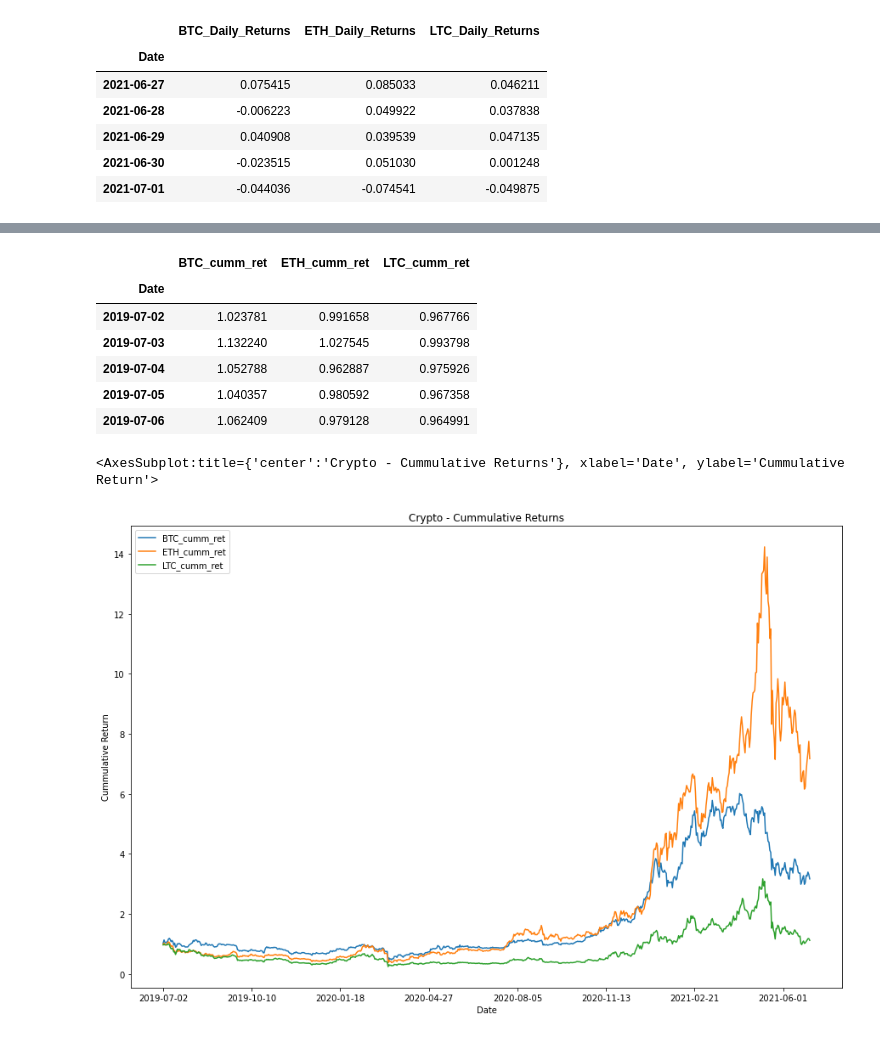
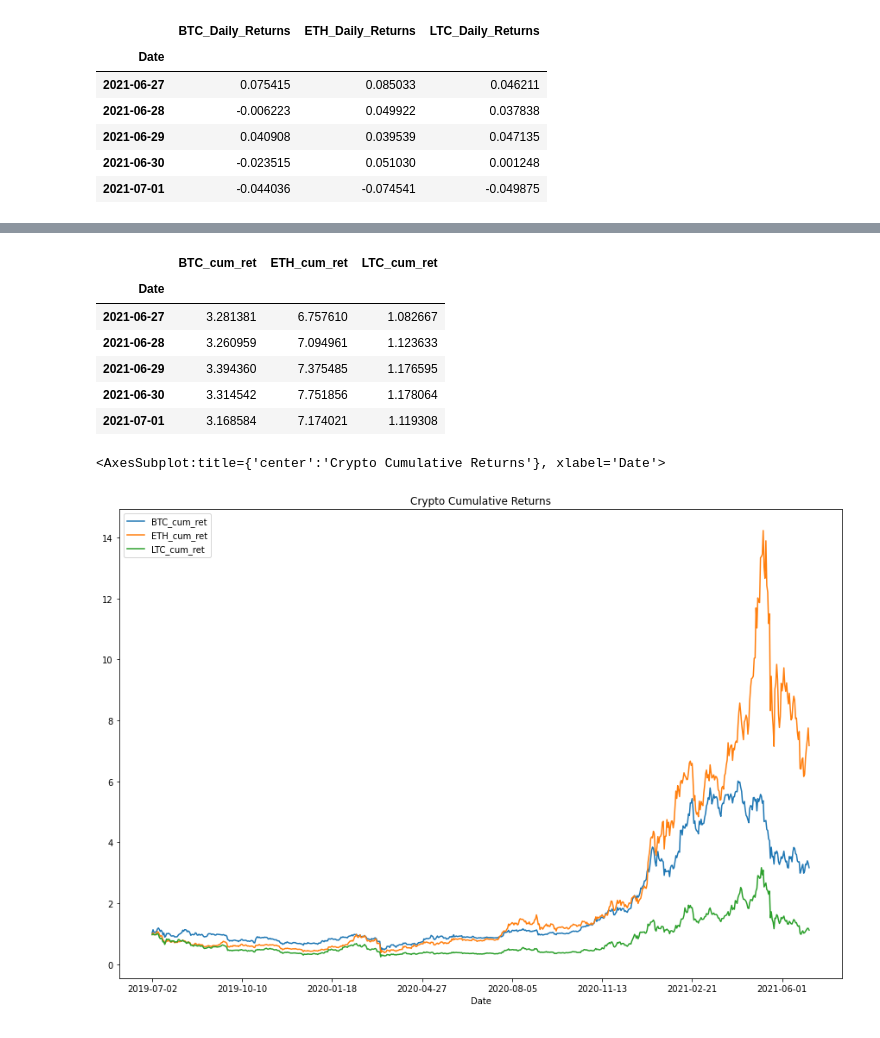
Before and after one commit to jpweldon/Cryptocurrency_Stock_Correlation, a Jupyter notebook: Data_Analysis/data_analysis.ipynb, the cells around one changed output, grey strips where cells are left out. Drawn from its saved outputs; the diff is of its cells as text; code cells hidden in the pictures.

```diff
--- a/Data_Analysis/data_analysis.ipynb
+++ b/Data_Analysis/data_analysis.ipynb
@@ -258,22 +294,24 @@ spy_cummulative_return.plot(
 # %%
-crypto_cummulative_returns = (1 + crypto_historic_daily_returns).cumprod()
-columns = ['BTC_cumm_ret','ETH_cumm_ret','LTC_cumm_ret']
-crypto_cummulative_returns.columns = columns
-crypto_cummulative_returns.head()
+# Calculate cumulative returns for all three cryptos over period
+crypto_cumulative_returns = (1 + crypto_historic_daily_returns).cumprod()
+
+# Assign proper headers for each column in DataFrame
+columns = ['BTC_cum_ret','ETH_cum_ret','LTC_cum_ret']
+crypto_cumulative_returns.columns = columns
+
+# Display last 5 rows to verify function worked and then plot the cumulative returns
+display(crypto_cumulative_returns.tail())
+crypto_cumulative_returns.plot(
+    figsize = (15,10),
+    title = 'Crypto Cumulative Returns'
+)
 # %% [output]
-|  | BTC_cumm_ret | ETH_cumm_ret | LTC_cumm_ret |
+|  | BTC_cum_ret | ETH_cum_ret | LTC_cum_ret |
 | Date |  |  |  |
-| 2019-07-02 | 1.023781 | 0.991658 | 0.967766 |
-| 2019-07-03 | 1.132240 | 1.027545 | 0.993798 |
-| 2019-07-04 | 1.052788 | 0.962887 | 0.975926 |
-| 2019-07-05 | 1.040357 | 0.980592 | 0.967358 |
-| 2019-07-06 | 1.062409 | 0.979128 | 0.964991 |
+| 2021-06-27 | 3.281381 | 6.757610 | 1.082667 |
+| 2021-06-28 | 3.260959 | 7.094961 | 1.123633 |
+| 2021-06-29 | 3.394360 | 7.375485 | 1.176595 |
+| 2021-06-30 | 3.314542 | 7.751856 | 1.178064 |
+| 2021-07-01 | 3.168584 | 7.174021 | 1.119308 |
+<AxesSubplot:title={'center':'Crypto Cumulative Returns'}, xlabel='Date'>
+[figure, added]
-# %%
-crypto_cummulative_returns.plot(
-    figsize = (15,10),
-    title = 'Crypto - Cummulative Returns',
-    ylabel='Cummulative Return'
-)
-# %% [output]
-<AxesSubplot:title={'center':'Crypto - Cummulative Returns'}, xlabel='Date', ylabel='Cummulative Return'>
-[figure, removed]
```
Also changed, not shown: parts of 16 cells of this notebook, 7 other files.
